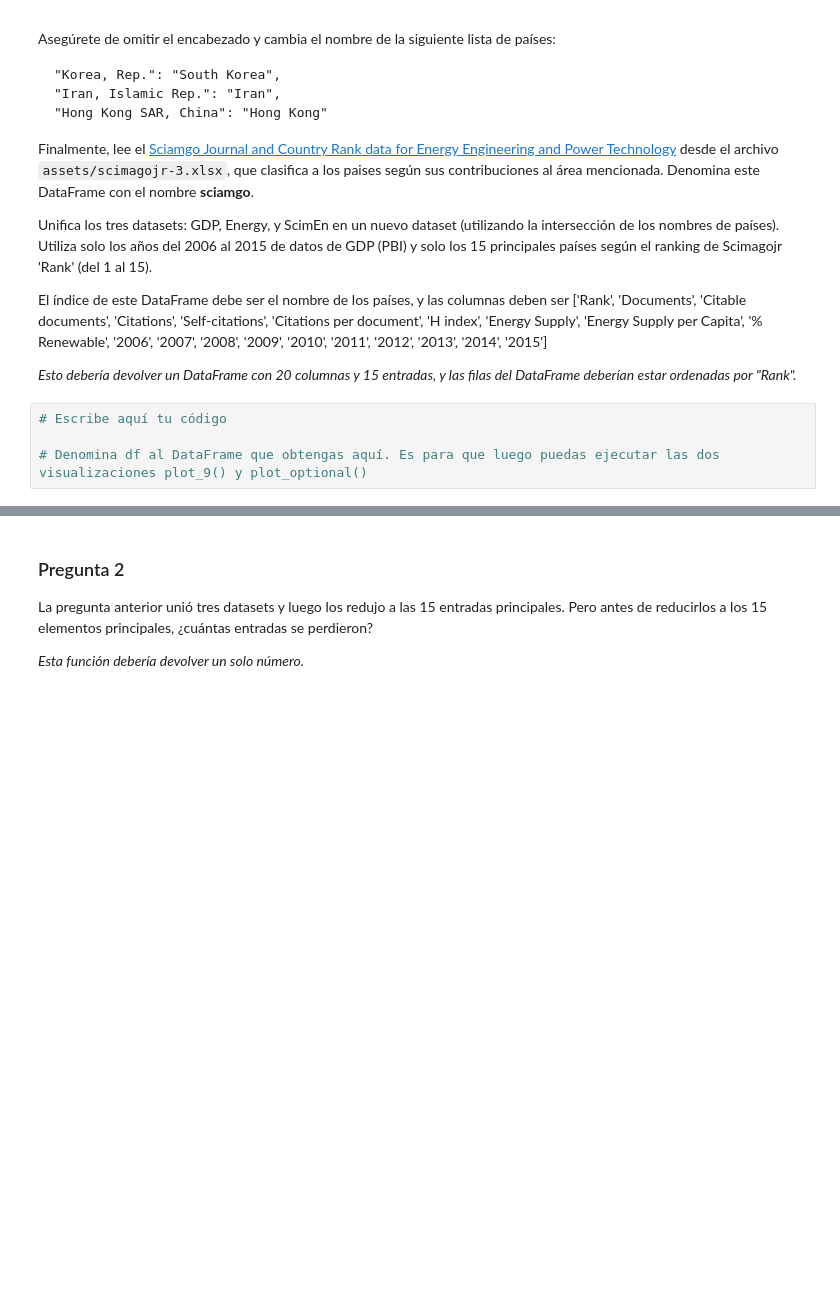
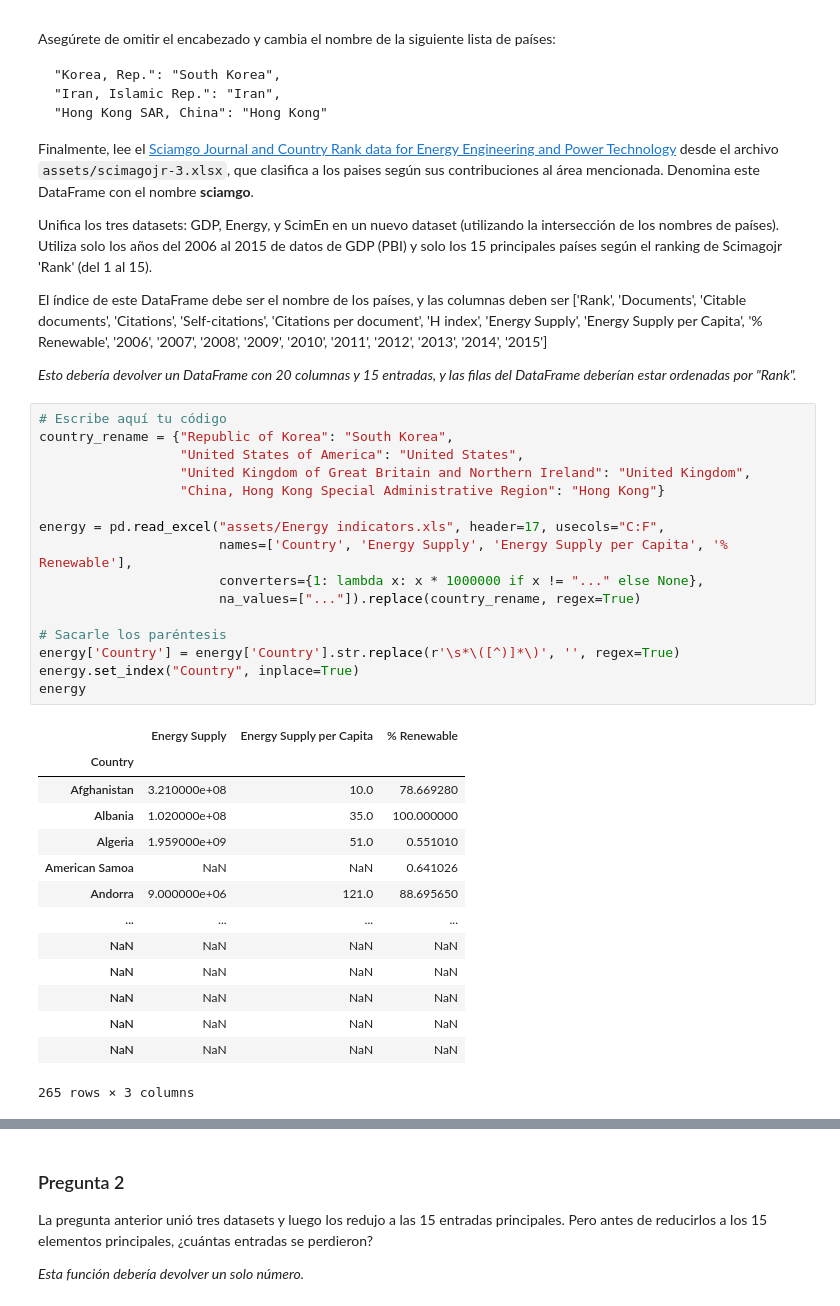
Before and after one commit to AlexiaPereiraa/Proyecto2_DataAnalisis, a Jupyter notebook: proyecto_2.ipynb, the cells around one changed output, grey strips where cells are left out. Cells and saved outputs as stored; diff of their text form; blank space fills up the shorter version.

```diff
--- a/proyecto_2.ipynb
+++ b/proyecto_2.ipynb
@@ -49,7 +52,34 @@ Unifica los tres datasets: GDP, Energy, y ScimEn en un nuevo dataset (utilizando
 El índice de este DataFrame debe ser el nombre de los países, y las columnas deben ser ['Rank', 'Documents', 'Citable documents', 'Citations', 'Self-citations', 'Citations per document', 'H index', 'Energy Supply', 'Energy Supply per Capita', '% Renewable', '2006', '2007', '2008', '2009', '2010', '2011', '2012', '2013', '2014', '2015']
 
 *Esto debería devolver un DataFrame con 20 columnas y 15 entradas, y las filas del DataFrame deberían estar ordenadas por "Rank".*
-# %%
-# Escribe aquí tu código
-
-# Denomina df al DataFrame que obtengas aquí. Es para que luego puedas ejecutar las dos visualizaciones plot_9() y plot_optional()
+# %%
+# Escribe aquí tu código
+country_rename = {"Republic of Korea": "South Korea",
+                  "United States of America": "United States",
+                  "United Kingdom of Great Britain and Northern Ireland": "United Kingdom",
+                  "China, Hong Kong Special Administrative Region": "Hong Kong"}
+
+energy = pd.read_excel("assets/Energy indicators.xls", header=17, usecols="C:F",
+                       names=['Country', 'Energy Supply', 'Energy Supply per Capita', '% Renewable'],
+                       converters={1: lambda x: x * 1000000 if x != "..." else None},
+                       na_values=["..."]).replace(country_rename, regex=True)
+
+# Sacarle los paréntesis
+energy['Country'] = energy['Country'].str.replace(r'\s*\([^)]*\)', '', regex=True)
+energy.set_index("Country", inplace=True)
+energy
+# %% [output]
+|  | Energy Supply | Energy Supply per Capita | % Renewable |
+| Country |  |  |  |
+| Afghanistan | 3.210000e+08 | 10.0 | 78.669280 |
+| Albania | 1.020000e+08 | 35.0 | 100.000000 |
+| Algeria | 1.959000e+09 | 51.0 | 0.551010 |
+| American Samoa | NaN | NaN | 0.641026 |
+| Andorra | 9.000000e+06 | 121.0 | 88.695650 |
+| ... | ... | ... | ... |
+| NaN | NaN | NaN | NaN |
+| NaN | NaN | NaN | NaN |
+| NaN | NaN | NaN | NaN |
+| NaN | NaN | NaN | NaN |
+| NaN | NaN | NaN | NaN |
+265 rows × 3 columns
```
Also changed, not shown: parts of 20 cells of this notebook.
